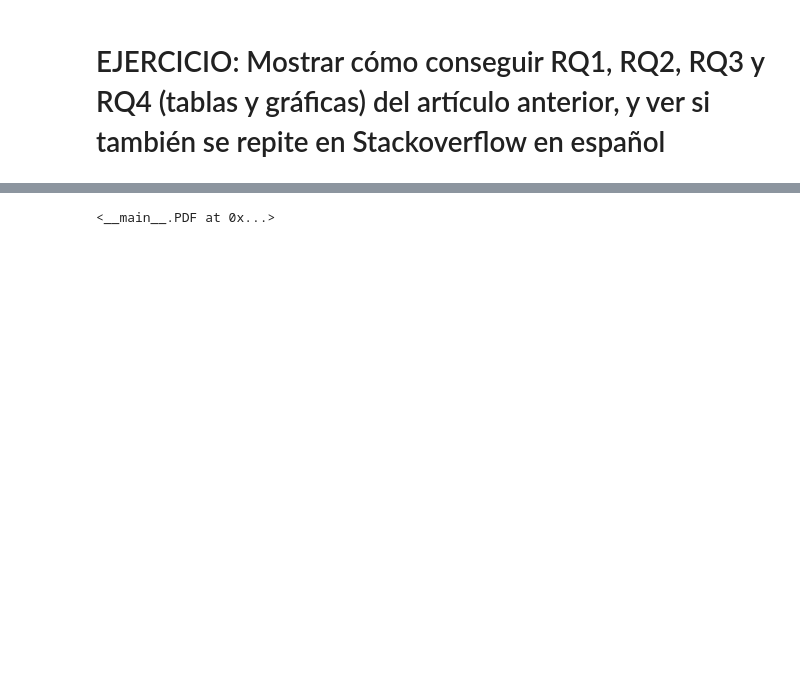
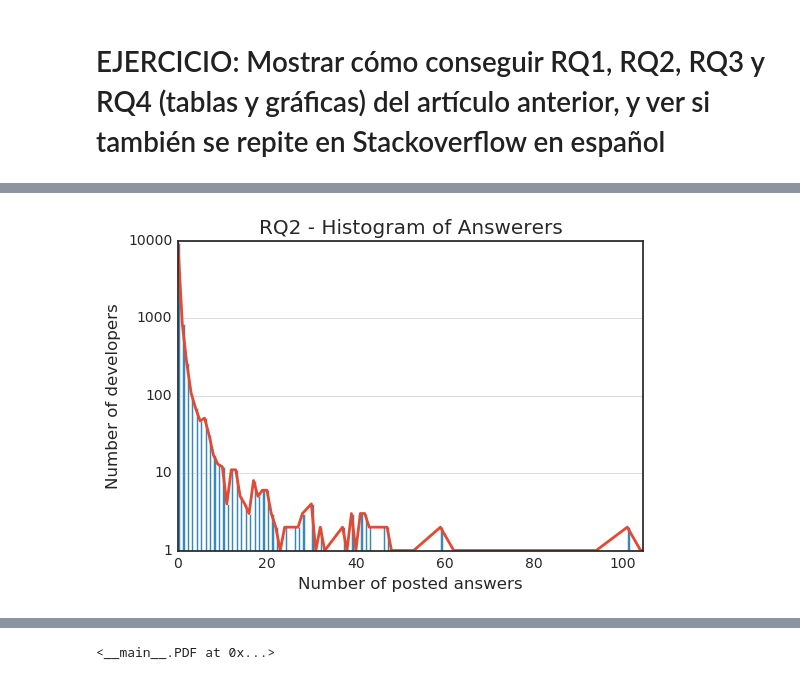
Before and after one commit to JavierCVilla/Master-bgde, a Jupyter notebook: sesion2/sesion2.ipynb, the cells around one changed output, grey strips where cells are left out. Saved outputs shown, nothing was run; the diff lists cells and outputs as text; code cells hidden in the pictures; blank space fills up the shorter version.

```diff
--- a/sesion2/sesion2.ipynb
+++ b/sesion2/sesion2.ipynb
@@ -502,0 +615,12 @@ PDF('http://ink.library.smu.edu.sg/cgi/viewcontent.cgi?article=2810&context=sis_
+# %%
+quest_dev_ans = %sql SELECT 0 as numQ, COUNT(*) as freq \
+                     FROM Users us LEFT JOIN (SELECT OwnerUserId, PostTypeId FROM PostsPart WHERE PostTypeId=2) as po ON us.Id = po.OwnerUserId WHERE ISNULL(po.PostTypeId) \
+                     UNION \
+                     SELECT q.numQ, COUNT(*) as freq \
+                     FROM (SELECT u.Id, COUNT(*) as numQ \
+                     FROM Users u JOIN (SELECT OwnerUserId,PostTypeId FROM PostsPart WHERE PostTypeId=2) as p \
+                     ON u.Id = p.OwnerUserId \
+                     GROUP BY u.Id) as q \
+                     GROUP BY q.numQ;
+
+quest_dev_ans
@@ -502,0 +644,27 @@ PDF('http://ink.library.smu.edu.sg/cgi/viewcontent.cgi?article=2810&context=sis_
+# %%
+quest_dev_ans_df = quest_dev_ans.DataFrame()
+
+plt.style.use('seaborn-white')
+
+x = quest_dev_ans_df.numQ
+y = quest_dev_ans_df.freq
+
+import matplotlib.ticker
+
+fig, ax = plt.subplots()
+plt.bar(x,y, width=0.5) # Bar chart
+plt.xlabel("Number of posted answers")
+plt.ylabel("Number of developers")
+plt.yscale('log')
+plt.title("RQ2 - Histogram of Answerers")
+plt.plot(x, y, linewidth=2.0)
+plt.xlim(0, np.percentile(x, 85))
+plt.grid(zorder=0, which='major', axis='y')
+
+ax.yaxis.set_major_formatter(matplotlib.ticker.ScalarFormatter())
+ax.yaxis.set_major_formatter(matplotlib.ticker.FormatStrFormatter('%d'))
+ax.yaxis.set_major_formatter(matplotlib.ticker.FuncFormatter(lambda x, pos: str(int(round(x)))))
+
+plt.show()
+# %% [output]
+[figure, added]
```
Also changed, not shown: parts of 19 cells of this notebook.
